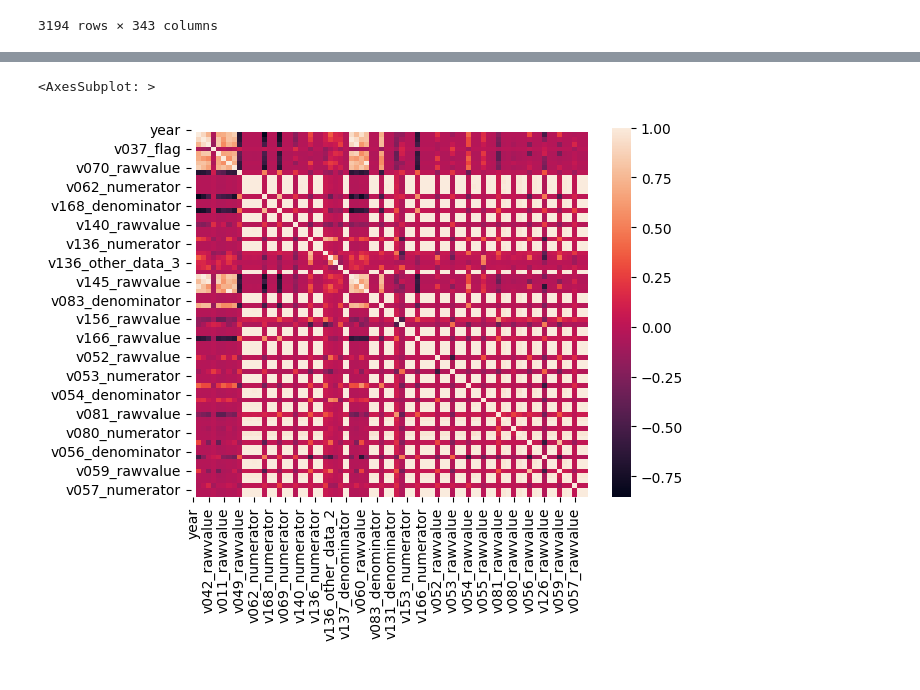
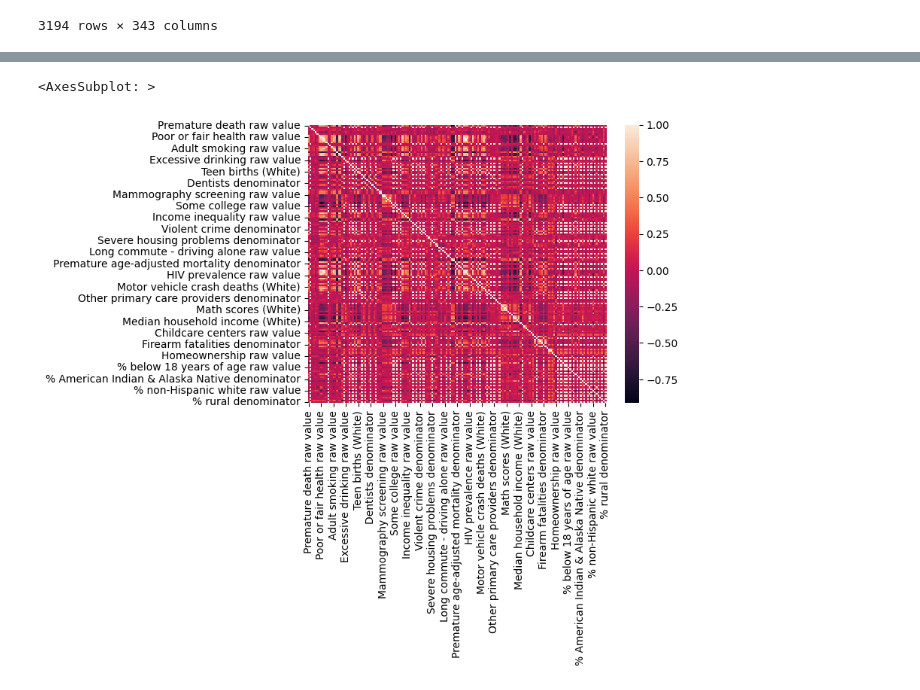
Before and after one commit to sashankv/DSCComp, a Jupyter notebook: code/correlation.ipynb, the cells around one changed output, grey strips where cells are left out. Drawn from its saved outputs; the diff is of its cells as text; code cells hidden in the pictures.

Commit message:
Removed confidence intervals from heatmap

```diff
--- a/code/correlation.ipynb
+++ b/code/correlation.ipynb
@@ -75,3 +82,12 @@ VAR_DESCRIPTION_MAPPING = dict((k, v) for (v, k) in pd.read_csv(chr_analytic_csv
+# %%
+# Remove columns with numerator or denominator in name
+# Remove rows with labels that contain v005, as these are also preventable hospital stays
+to_remove = []
+for label, value in numeric_chr_analytic_df.items():
+    description = VAR_DESCRIPTION_MAPPING[label]
+    if "numerator" in label.lower() or "denonimator" in label.lower() or "CI" in description:
+        to_remove.append(label)
+raw_numeric_chr_analytic_df = numeric_chr_analytic_df.drop(to_remove, axis = 1)
 # %%
 # Find correlation between columns
 corr = numeric_chr_analytic_df.corr(method="pearson", numeric_only=True)
@@ -93,8 +109,11 @@ corr
-# %%
-sns.heatmap(corr)
-# %% [output]
-<AxesSubplot: >
-[figure, removed]
+# %%
+renamed_df = raw_numeric_chr_analytic_df.rename(VAR_DESCRIPTION_MAPPING, axis=1)
+
+renamed_corr = renamed_df.corr(method="pearson", numeric_only=True)
+sns.heatmap(renamed_corr)
+# %% [output]
+<AxesSubplot: >
+[figure, added]
 # %%
 # Create a series containing absolute value of correlations of rows to v005_rawvalue (Preventable hospital stays raw value)
 absolute_correlations = abs(corr["v005_rawvalue"])
```
Also changed, not shown: parts of 5 cells of this notebook.
